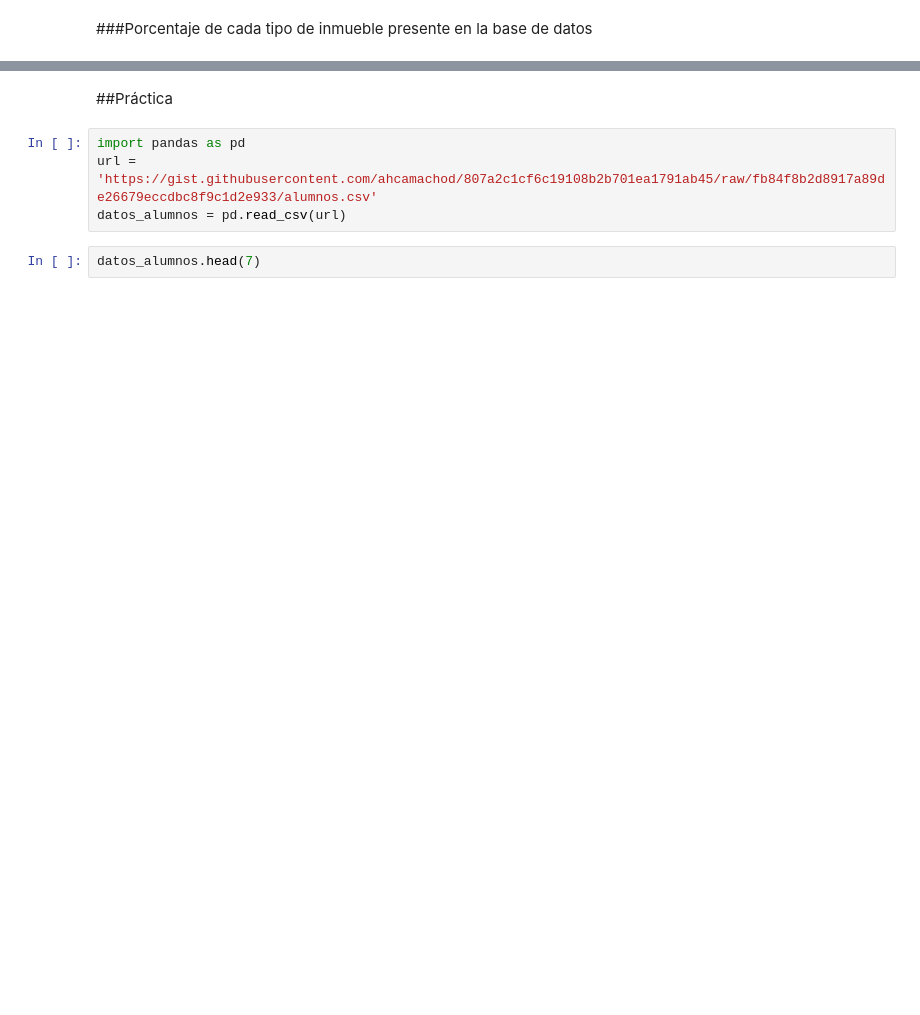
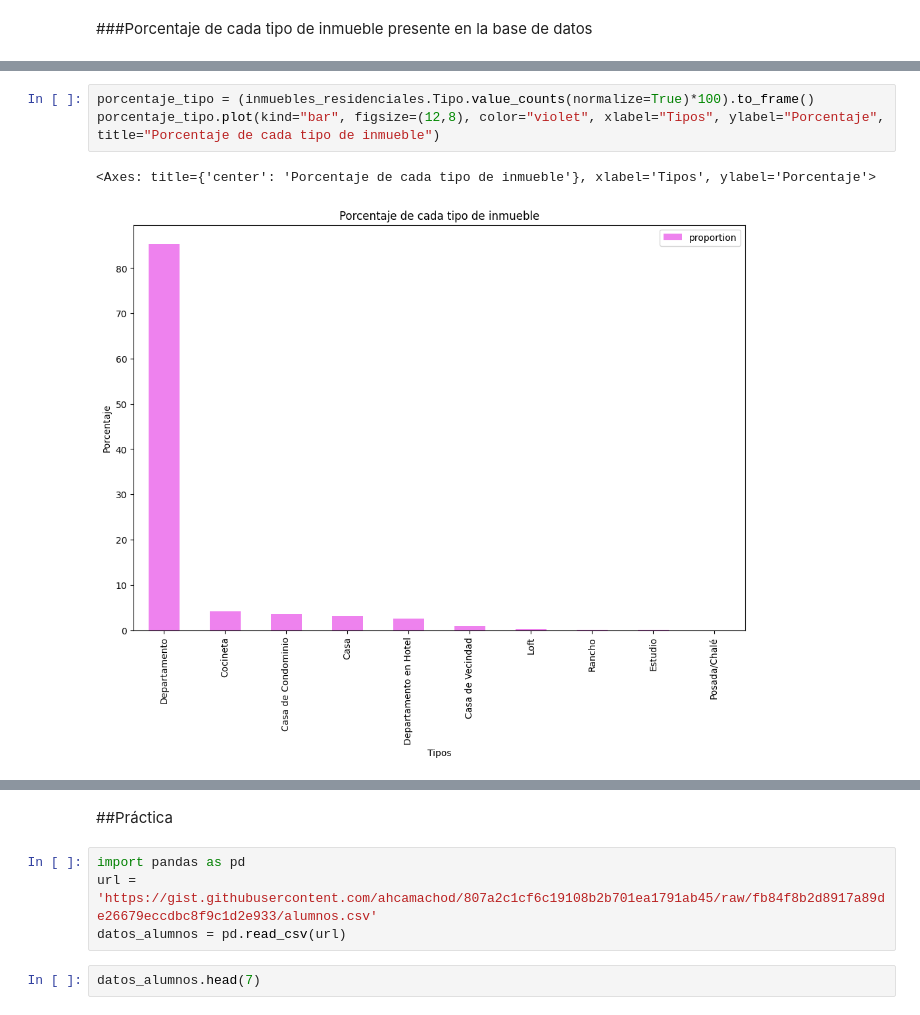
Before and after one commit to AenimaLabs/2061-pandas-conociendo-la-biblioteca, a Jupyter notebook: inmuebles_cdmx.ipynb, the cells around one changed output, grey strips where cells are left out. Saved outputs shown, nothing was run; the diff lists cells and outputs as text; blank space fills up the shorter version.

```diff
--- a/inmuebles_cdmx.ipynb
+++ b/inmuebles_cdmx.ipynb
@@ -239,0 +348,6 @@ valor_promedio_tipo_df.plot(kind="barh", figsize=(12,8), color="purple", title="
+# %%
+porcentaje_tipo = (inmuebles_residenciales.Tipo.value_counts(normalize=True)*100).to_frame()
+porcentaje_tipo.plot(kind="bar", figsize=(12,8), color="violet", xlabel="Tipos", ylabel="Porcentaje", title="Porcentaje de cada tipo de inmueble")
+# %% [output]
+<Axes: title={'center': 'Porcentaje de cada tipo de inmueble'}, xlabel='Tipos', ylabel='Porcentaje'>
+[figure, added]
```
Also changed, not shown: parts of 23 cells of this notebook.
